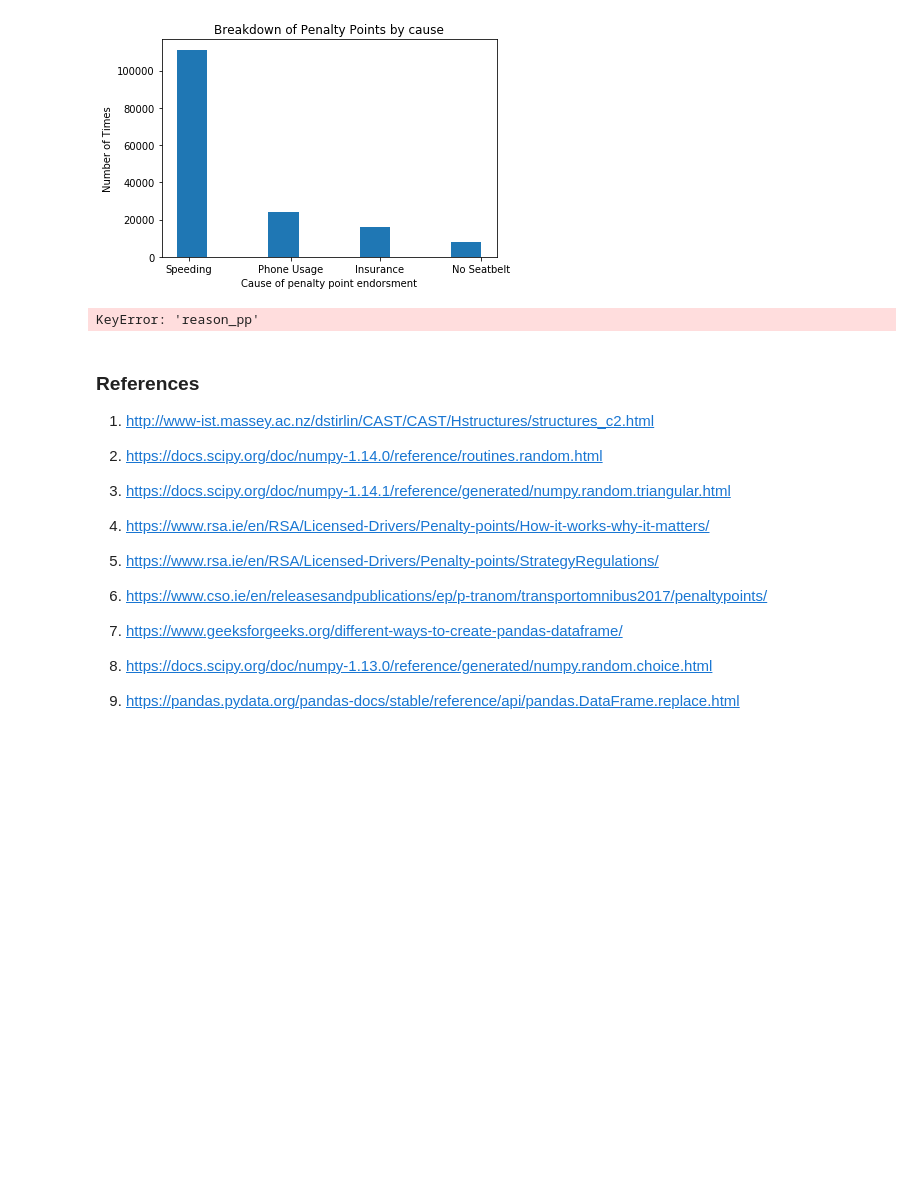
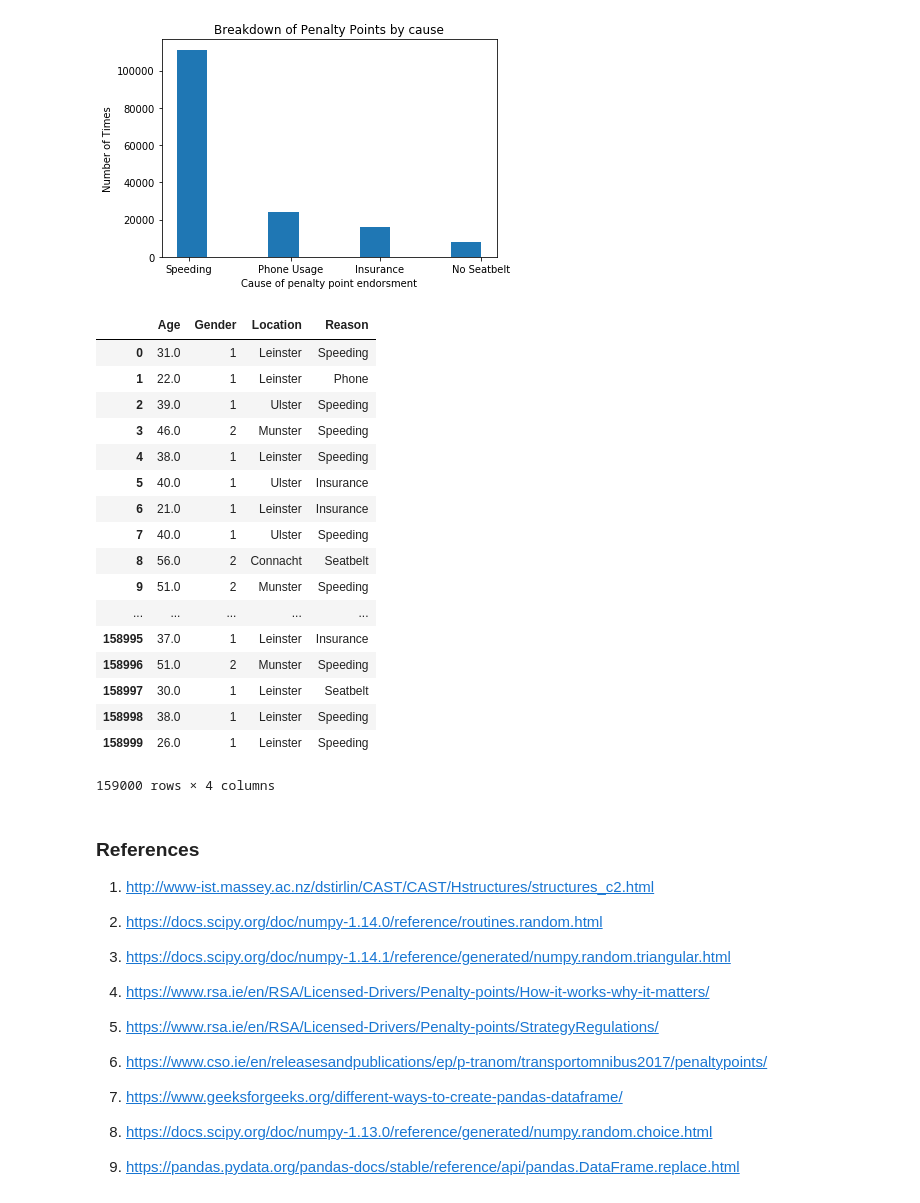
Before and after one commit to kevindooley/Simulated-Dataset, a Jupyter notebook: Simulation of Dataset.ipynb, the cells around one changed output. Cells and saved outputs as stored; diff of their text form; code cells hidden in the pictures; blank space fills up the shorter version.

Commit message:
Fixed bug for reason of pp

```diff
--- a/Simulation of Dataset.ipynb
+++ b/Simulation of Dataset.ipynb
@@ -191,10 +191,27 @@ plt.show() # display
 # %%
 df = pd.DataFrame({'Age':age.round(0), "Gender":gender, "Location":location, "Reason":reason_pp}) # create dataframe# create dataframe
 df["Location"].replace({1:"Leinster", 2:"Ulster", 3:"Munster", 4:"Connacht"}, inplace=True)
-df["reason_pp"].replace({1:"Speeding", 2:"Phone", 3:"Insurance", 4:"Seatbelt"}, inplace=True)
+df["Reason"].replace({1:"Speeding", 2:"Phone", 3:"Insurance", 4:"Seatbelt"}, inplace=True)
 df
 # %% [output]
+|  | Age | Gender | Location | Reason |
+| 0 | 31.0 | 1 | Leinster | Speeding |
+| 1 | 22.0 | 1 | Leinster | Phone |
+| 2 | 39.0 | 1 | Ulster | Speeding |
+| 3 | 46.0 | 2 | Munster | Speeding |
+| 4 | 38.0 | 1 | Leinster | Speeding |
+| 5 | 40.0 | 1 | Ulster | Insurance |
+| 6 | 21.0 | 1 | Leinster | Insurance |
+| 7 | 40.0 | 1 | Ulster | Speeding |
+| 8 | 56.0 | 2 | Connacht | Seatbelt |
+| 9 | 51.0 | 2 | Munster | Speeding |
+| ... | ... | ... | ... | ... |
+| 158995 | 37.0 | 1 | Leinster | Insurance |
+| 158996 | 51.0 | 2 | Munster | Speeding |
+| 158997 | 30.0 | 1 | Leinster | Seatbelt |
+| 158998 | 38.0 | 1 | Leinster | Speeding |
+| 158999 | 26.0 | 1 | Leinster | Speeding |
-KeyError: 'reason_pp'
+159000 rows × 4 columns
 # %% [markdown]
 ### References
 
```
